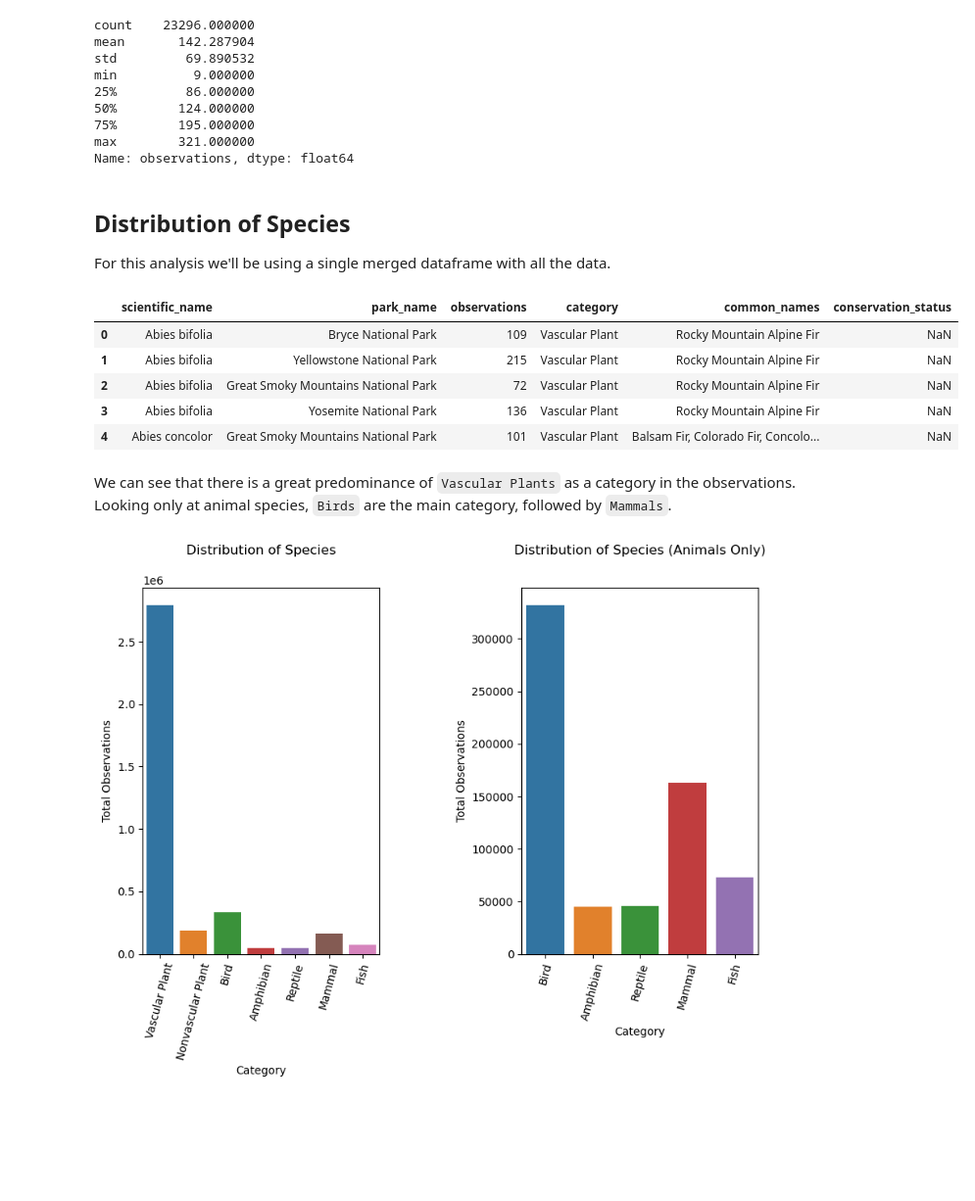
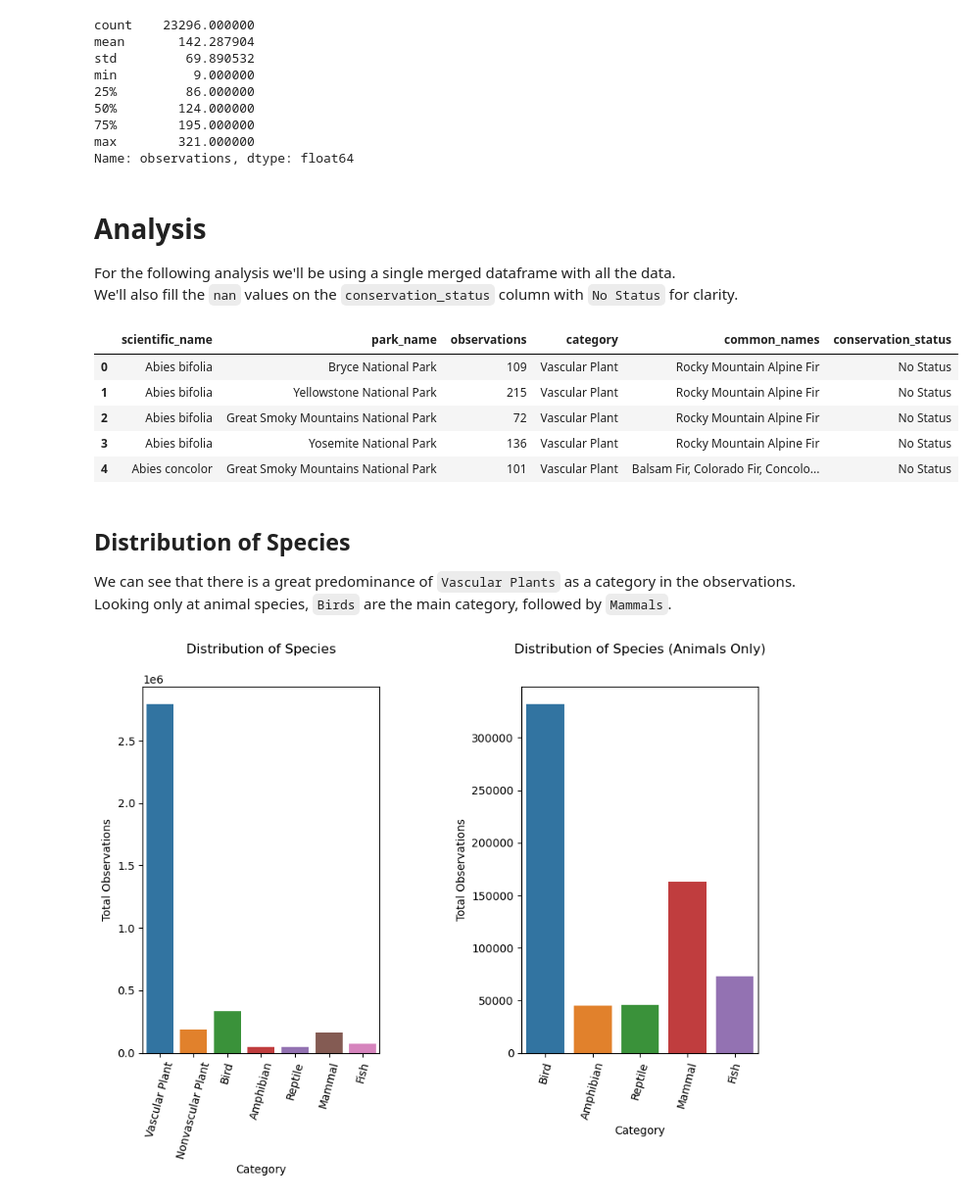
Before and after one commit to bruno-pezzolo/Codecademy-Biodiversity, a Jupyter notebook: notebook/biodiversity_analysis.ipynb, the cells around one changed output. Shown at 98% size. Drawn from its saved outputs; the diff is of its cells as text; code cells hidden in the pictures; blank space fills up the shorter version.

Commit message:
Added Species Distribution Analysis; Added Conservation Status Analysis;

```diff
--- a/notebook/biodiversity_analysis.ipynb
+++ b/notebook/biodiversity_analysis.ipynb
@@ -141,25 +162,31 @@ min          9.000000
 max        321.000000
 Name: observations, dtype: float64
 # %% [markdown]
-## Distribution of Species
-For this analysis we'll be using a single merged dataframe with all the data.
+# Analysis
+For the following analysis we'll be using a single merged dataframe with all the data.<br>
+We'll also fill the `nan` values on the `conservation_status` column with `No Status` for clarity.
 # %%
 # Create merged dataframe from observations and species
 all_df = pd.merge(
     observations_df,
     species_df,
     left_on='scientific_name',
     right_on='scientific_name',
     how= 'outer')
+
+all_df['conservation_status'] = all_df['conservation_status'].fillna('No Status')
+
 all_df.head()
 # %% [output]
 |  | scientific_name | park_name | observations | category | common_names | conservation_status |
-| 0 | Abies bifolia | Bryce National Park | 109 | Vascular Plant | Rocky Mountain Alpine Fir | NaN |
-| 1 | Abies bifolia | Yellowstone National Park | 215 | Vascular Plant | Rocky Mountain Alpine Fir | NaN |
-| 2 | Abies bifolia | Great Smoky Mountains National Park | 72 | Vascular Plant | Rocky Mountain Alpine Fir | NaN |
-| 3 | Abies bifolia | Yosemite National Park | 136 | Vascular Plant | Rocky Mountain Alpine Fir | NaN |
-| 4 | Abies concolor | Great Smoky Mountains National Park | 101 | Vascular Plant | Balsam Fir, Colorado Fir, Concolo... | NaN |
+| 0 | Abies bifolia | Bryce National Park | 109 | Vascular Plant | Rocky Mountain Alpine Fir | No Status |
+| 1 | Abies bifolia | Yellowstone National Park | 215 | Vascular Plant | Rocky Mountain Alpine Fir | No Status |
+| 2 | Abies bifolia | Great Smoky Mountains National Park | 72 | Vascular Plant | Rocky Mountain Alpine Fir | No Status |
+| 3 | Abies bifolia | Yosemite National Park | 136 | Vascular Plant | Rocky Mountain Alpine Fir | No Status |
+| 4 | Abies concolor | Great Smoky Mountains National Park | 101 | Vascular Plant | Balsam Fir, Colorado Fir, Concolo... | No Status |
 # %% [markdown]
+## Distribution of Species
+
 We can see that there is a great predominance of `Vascular Plants` as a category in the observations.<br>
 Looking only at animal species, `Birds` are the main category, followed by `Mammals`.
 # %%
```
Also changed, not shown: parts of 10 cells of this notebook.
